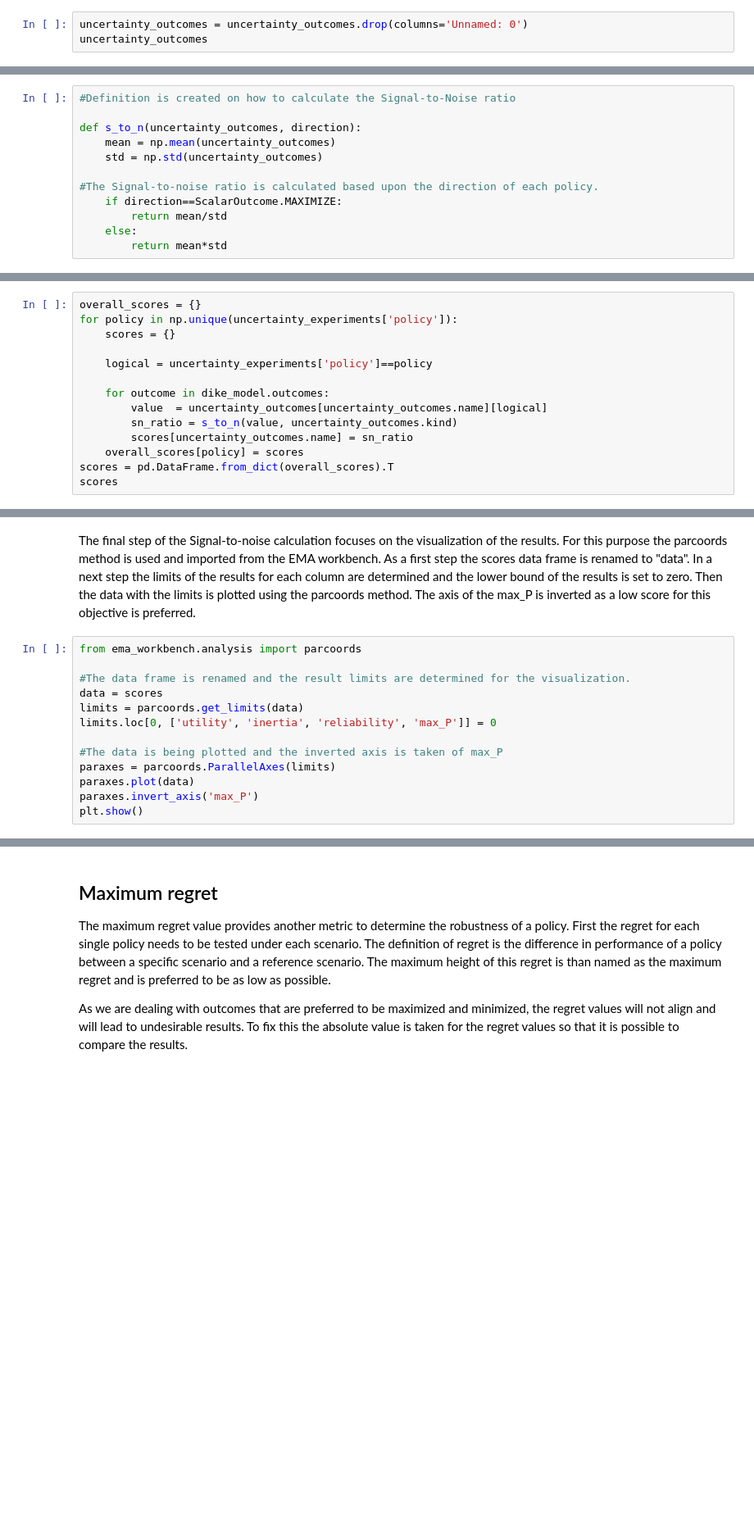
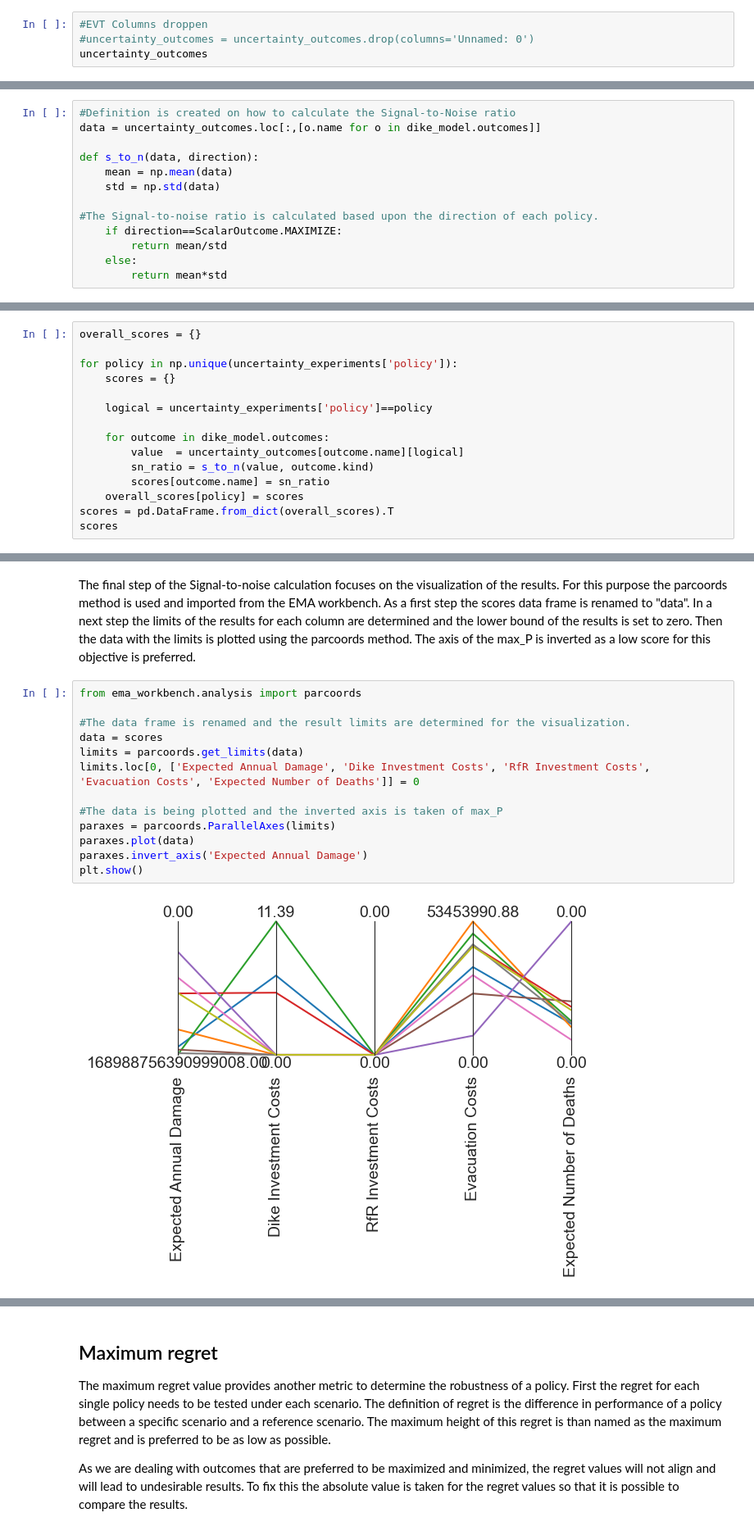
Before and after one commit to BRtudelft/Group1_EPA1361_Model-based_Decision-making, a Jupyter notebook: MORDM_3_uncertainty_analysis_1.ipynb, the cells around one changed output, grey strips where cells are left out. Shown at 82% size. Saved outputs shown, nothing was run; the diff lists cells and outputs as text; blank space fills up the shorter version.

Commit message:
Plots generated mordm3

```diff
--- a/MORDM_3_uncertainty_analysis_1.ipynb
+++ b/MORDM_3_uncertainty_analysis_1.ipynb
@@ -38,7 +38,8 @@ for i, policy in policies.iterrows():
 uncertainty_outcomes = pd.read_csv('data/output_data/outcomes_uncertainty_simulation_5000s.csv')
 uncertainty_experiments = pd.read_csv('data/output_data/experiments_uncertainty_simulation_5000s.csv')
 # %%
-uncertainty_outcomes = uncertainty_outcomes.drop(columns='Unnamed: 0')
+#EVT Columns droppen
+#uncertainty_outcomes = uncertainty_outcomes.drop(columns='Unnamed: 0')
 uncertainty_outcomes
 # %% [output]
 |  | Expected Annual Damage | Dike Investment Costs | RfR Investment Costs | Evacuation Costs | ... |
@@ -76,10 +77,11 @@ uncertainty_experiments
 The Signal-to-noise ratio is executed in three steps. First the definition on how to calculate the Signal-to-noise ratio is given. Next, the Signal-to noise ratio is calculated for every unique policy of which the data is stored in the correct data frame form. Lastly, this data is used to determine the limits of the results and to visualize the outcomes.
 # %%
 #Definition is created on how to calculate the Signal-to-Noise ratio
+data = uncertainty_outcomes.loc[:,[o.name for o in dike_model.outcomes]]
 
-def s_to_n(uncertainty_outcomes, direction):
-    mean = np.mean(uncertainty_outcomes)
-    std = np.std(uncertainty_outcomes)
+def s_to_n(data, direction):
+    mean = np.mean(data)
+    std = np.std(data)
 
 #The Signal-to-noise ratio is calculated based upon the direction of each policy.
     if direction==ScalarOutcome.MAXIMIZE:
@@ -90,15 +92,16 @@ def s_to_n(uncertainty_outcomes, direction):
 The second step in the process executes the defined method of calculating the Signal-to-Noise ratio and saves the data in a new dataframe. First, the code iterates over every unique policy in the experiments. The next iteration is on the outcomes in which the outcome is pulled for the current policy. These outcomes are used to calculate the Signal-to-noise ratio by utilizing the definition in the previous cell. In the last step these Signal-to-noise results are stored in the "scores" dictionary and later added to the "overall-scores" dictionary. Finally these results are converted to a data frame and used in the next step.
 # %%
 overall_scores = {}
+
 for policy in np.unique(uncertainty_experiments['policy']):
     scores = {}
 
     logical = uncertainty_experiments['policy']==policy
 
     for outcome in dike_model.outcomes:
-        value  = uncertainty_outcomes[uncertainty_outcomes.name][logical]
-        sn_ratio = s_to_n(value, uncertainty_outcomes.kind)
-        scores[uncertainty_outcomes.name] = sn_ratio
+        value  = uncertainty_outcomes[outcome.name][logical]
+        sn_ratio = s_to_n(value, outcome.kind)
+        scores[outcome.name] = sn_ratio
     overall_scores[policy] = scores
 scores = pd.DataFrame.from_dict(overall_scores).T
 scores
@@ -109,13 +121,15 @@ The final step of the Signal-to-noise calculation focuses on the visualization o
 # %%
 from ema_workbench.analysis import parcoords
 
 #The data frame is renamed and the result limits are determined for the visualization.
 data = scores
 limits = parcoords.get_limits(data)
-limits.loc[0, ['utility', 'inertia', 'reliability', 'max_P']] = 0
+limits.loc[0, ['Expected Annual Damage', 'Dike Investment Costs', 'RfR Investment Costs', 'Evacuation Costs', 'Expected Number of Deaths']] = 0
 
 #The data is being plotted and the inverted axis is taken of max_P
 paraxes = parcoords.ParallelAxes(limits)
 paraxes.plot(data)
-paraxes.invert_axis('max_P')
+paraxes.invert_axis('Expected Annual Damage')
 plt.show()
+# %% [output]
+[figure, added]
```
Also changed, not shown: parts of 5 cells of this notebook.
